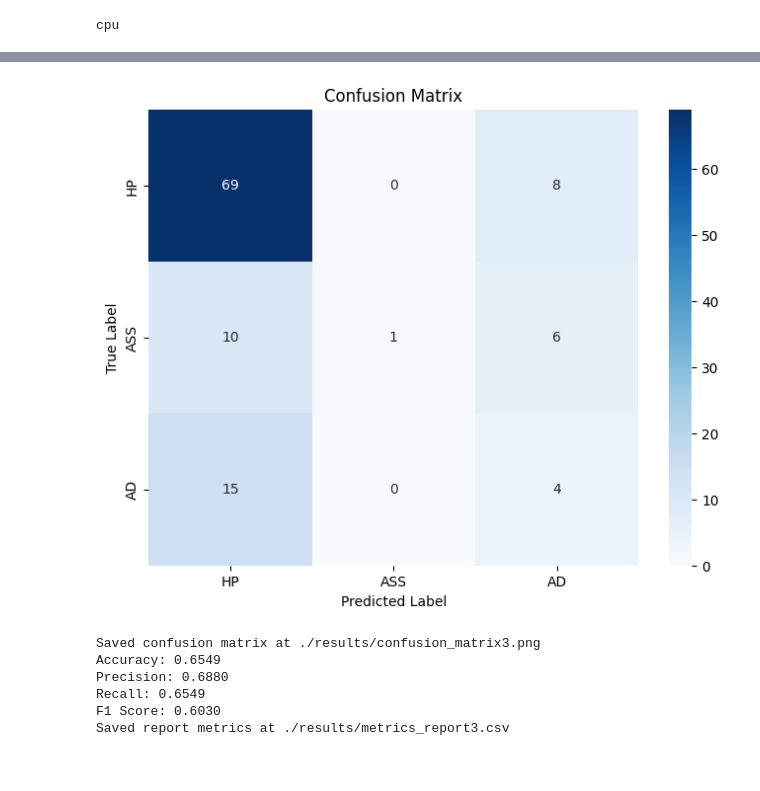
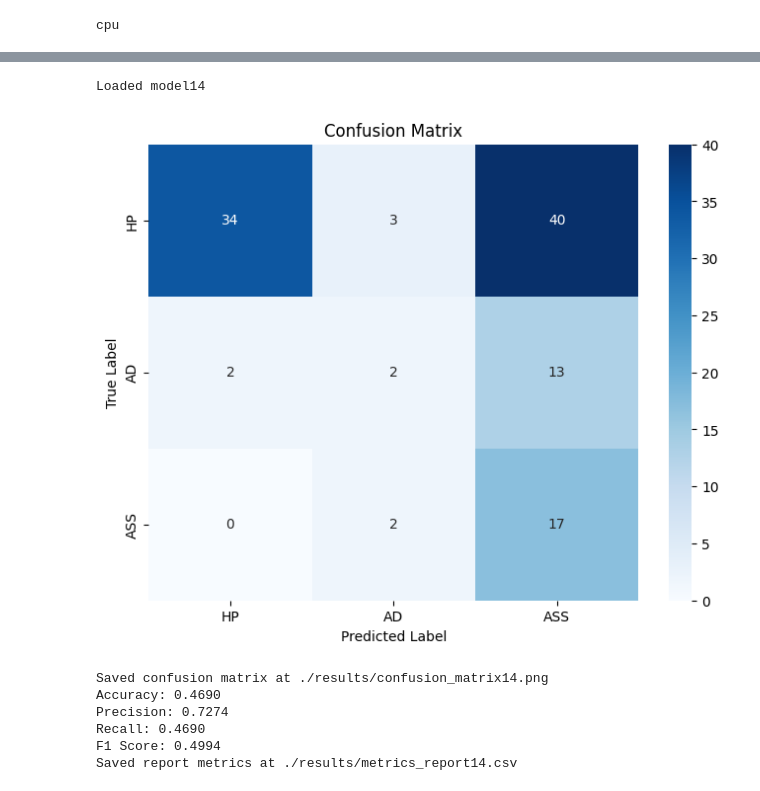
Before and after one commit to nereaqing/Polyp-Image-Generator, a Jupyter notebook: classification_model.ipynb, the cells around one changed output, grey strips where cells are left out. Saved outputs shown, nothing was run; the diff lists cells and outputs as text; code cells hidden in the pictures.

Commit message:
added class weighting and upload results

```diff
--- a/classification_model.ipynb
+++ b/classification_model.ipynb
@@ -105,9 +108,11 @@ transform = transforms.Compose([
 # %%
-train_file_path = './data/train_set3.pkl'
+train_file_path = './data/train_set.pkl'
+
 if os.path.exists(train_file_path):
+    print("File already exsits. Loading...")
     with open(train_file_path, 'rb') as f:
         train_set = pickle.load(f)
-    print("File already exsits. Loading...")
+    print(f"Loaded file {train_file_path}")
 
 else:
     train_set = PolypDataset(image_dir="./data/m_train2/m_train/images",
@@ -121,11 +126,12 @@ else:
     print(f"File saved at {train_file_path}")
 
 
-val_file_path = './data/val_set3.pkl'
+val_file_path = './data/val_set.pkl'
 if os.path.exists(val_file_path):
+    print("File already exsits. Loading...")
     with open(val_file_path, 'rb') as f:
         val_set = pickle.load(f)
-    print("File already exsits. Loading...")
+    print(f"Loaded file {val_file_path}")
 
 else:
     val_set = PolypDataset(image_dir="./data/m_valid/m_valid/images",
@@ -156,3 +180,9 @@ val_loader = DataLoader(val_set, batch_size=batch_size, shuffle=True, num_worker
+# %%
+sample_weights = [class_weights_dict[label] for label in train_set.labels]
+sampler = WeightedRandomSampler(weights=sample_weights, num_samples=len(sample_weights), replacement=True)
+
+train_loader = DataLoader(train_set, batch_size=batch_size, sampler=sampler, shuffle=False, num_workers=4, drop_last=True)
+val_loader = DataLoader(val_set, batch_size=batch_size, shuffle=False, num_workers=4, drop_last=False)
 # %%
 def inspect_batch(dataloader):
     images, labels = next(iter(dataloader))
@@ -368,11 +404,10 @@ plot_loss(train_loss_hist, val_loss_hist)
 # %%
 def evaluate_model(model, val_loader):
-    model.load_state_dict(torch.load('./models/classification/model3.pth'))
+    model.load_state_dict(torch.load(f'./models/classification/model{version}.pth'))
+    print(Fore.GREEN + f"Loaded model{version}")
     model.eval()
     predicted_labels_idxs = []
     true_labels_idxs = []
-
-    version='3'
 
     with torch.no_grad():
         val_loader_tqdm = tqdm(val_loader, desc="Evaluating", unit="batch")
@@ -383,7 +418,6 @@ def evaluate_model(model, val_loader):
 
             logits = model(images)
             _, pred_labels_idxs = torch.max(logits, dim=1)
-
 
             predicted_labels_idxs.extend(pred_labels_idxs.cpu().numpy())
             true_labels_idxs.extend(labels_idxs.cpu().numpy())
@@ -406,39 +440,38 @@ def evaluate_model(model, val_loader):
 
     # Plot confusion matrix
     plt.figure(figsize=(8, 6))
     sns.heatmap(conf_matrix, annot=True, fmt="d", cmap="Blues", xticklabels=list(set(true_labels)), yticklabels=list(set(true_labels)))
     plt.xlabel("Predicted Label")
     plt.ylabel("True Label")
     plt.title("Confusion Matrix")
     plt.savefig(f'./results/confusion_matrix{version}.png')
     plt.show()
     print(f"Saved confusion matrix at ./results/confusion_matrix{version}.png")
 
     # Print metrics
     print(f"Accuracy: {accuracy:.4f}")
     print(f"Precision: {precision:.4f}")
     print(f"Recall: {recall:.4f}")
     print(f"F1 Score: {f1:.4f}")
 
     metrics = {
         "accuracy": accuracy,
         "precision": precision,
         "recall": recall,
         "f1_score": f1
     }
 
     print(f"Saved report metrics at ./results/metrics_report{version}.csv")
 
     return metrics, conf_matrix
 
-val_loader = DataLoader(val_set, batch_size=batch_size, shuffle=True, num_workers=4, drop_last=False)
 metrics, conf_matrix = evaluate_model(polyp_model, val_loader)
-val_loader = DataLoader(val_set, batch_size=batch_size, shuffle=True, num_workers=4, drop_last=True)
 # %% [output]
+Loaded model14
-[figure, old version]
+[figure, new version]
-Saved confusion matrix at ./results/confusion_matrix3.png
-Accuracy: 0.6549
-Precision: 0.6880
-Recall: 0.6549
-F1 Score: 0.6030
-Saved report metrics at ./results/metrics_report3.csv
+Saved confusion matrix at ./results/confusion_matrix14.png
+Accuracy: 0.4690
+Precision: 0.7274
+Recall: 0.4690
+F1 Score: 0.4994
+Saved report metrics at ./results/metrics_report14.csv
```
Also changed, not shown: parts of 10 cells of this notebook, 7 other files.
